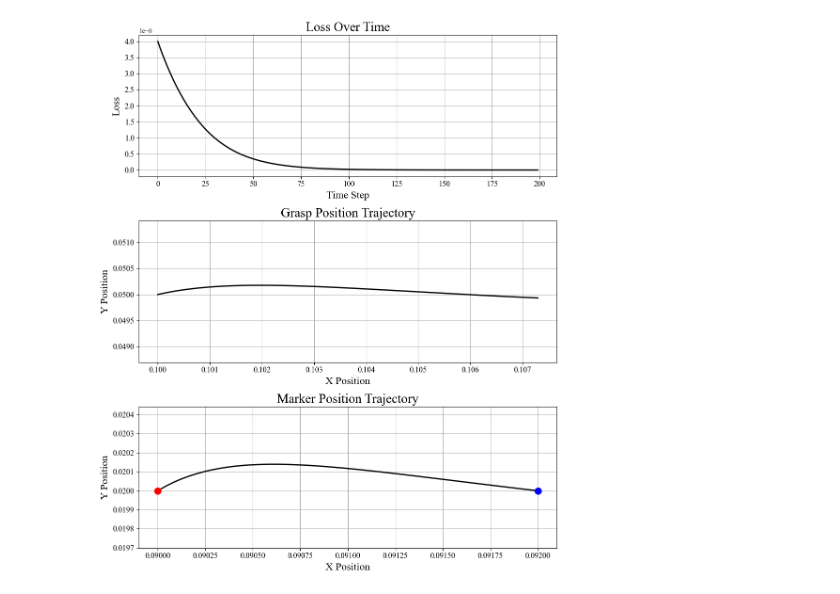
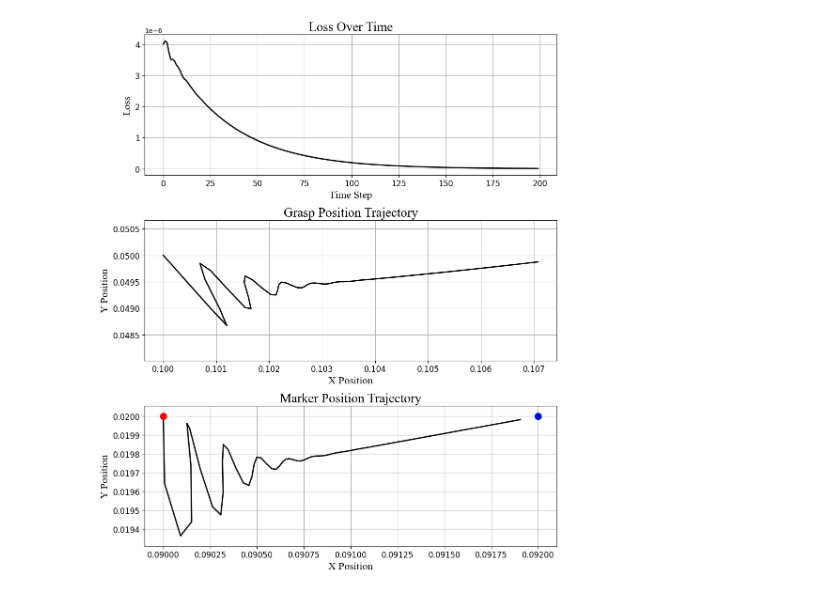
Before and after one commit to yang-si-hang/paper-2023, a Jupyter notebook: Test branch/PD/DataAnalyse/20240110-control simulation/20240110Plot.ipynb, the cells around one changed output. Drawn from its saved outputs; the diff is of its cells as text; code cells hidden in the pictures.

```diff
--- a/Test branch/PD/DataAnalyse/20240110-control simulation/20240110Plot.ipynb
+++ b/Test branch/PD/DataAnalyse/20240110-control simulation/20240110Plot.ipynb
@@ -3,9 +3,9 @@ import numpy as np
 import matplotlib.pyplot as plt
 
 
-loss = np.loadtxt('loss1.csv', delimiter=',')
-grasp_pos = np.loadtxt('grasp_pos1.csv', delimiter=',')
-marker_pos = np.loadtxt('marker_pos1.csv', delimiter=',')
+loss = np.loadtxt('loss2.csv', delimiter=',')
+grasp_pos = np.loadtxt('grasp_pos2.csv', delimiter=',')
+marker_pos = np.loadtxt('marker_pos2.csv', delimiter=',')
 
 fig, axs = plt.subplots(3, 1, figsize=(10, 12), dpi=100)
 plt.rcParams['font.family'] = 'Times New Roman'  # 设置刻度标签的字体
@@ -17,31 +17,31 @@ axs[0].set_xlabel('Time Step', fontsize=16, fontname='Times New Roman')
 axs[0].set_ylabel('Loss', fontsize=16, fontname='Times New Roman')
 axs[0].tick_params(axis='both', which='major', labelsize=12)  # 设置刻度标签大小
 axs[0].grid(True)
 
 # Plot 2: Grasp Position
 axs[1].plot(grasp_pos[:, 0], -grasp_pos[:, 1], color='black', linewidth=2)
 axs[1].set_title('Grasp Position Trajectory', fontsize=20, fontname='Times New Roman')
 axs[1].set_xlabel('X Position', fontsize=16, fontname='Times New Roman')
 axs[1].set_ylabel('Y Position', fontsize=16, fontname='Times New Roman')
 axs[1].tick_params(axis='both', which='major', labelsize=12)  # 设置刻度标签大小
 axs[1].axis('equal')  # Setting equal aspect ratio
 axs[1].grid(True)
 
 # Plot 3: Marker Position
 axs[2].plot(marker_pos[:, 0], -marker_pos[:, 1], color='black', linewidth=2)
 axs[2].plot(0.09, 0.02, marker='o', markersize=10, color="red")
 axs[2].plot(0.09+0.002, 0.02, marker='o', markersize=10, color="blue")
 axs[2].set_title('Marker Position Trajectory', fontsize=20, fontname='Times New Roman')
 axs[2].set_xlabel('X Position', fontsize=16, fontname='Times New Roman')
 axs[2].set_ylabel('Y Position', fontsize=16, fontname='Times New Roman')
 axs[2].tick_params(axis='both', which='major', labelsize=12)  # 设置刻度标签大小
 axs[2].axis('equal')  # Setting equal aspect ratio
 axs[2].grid(True)
 
 # Adjust layout
 plt.tight_layout()
 
 # Show the plot
 plt.show()
 # %% [output]
-[figure, old version]
+[figure, new version]
```
Also changed, not shown: 6 other files.
